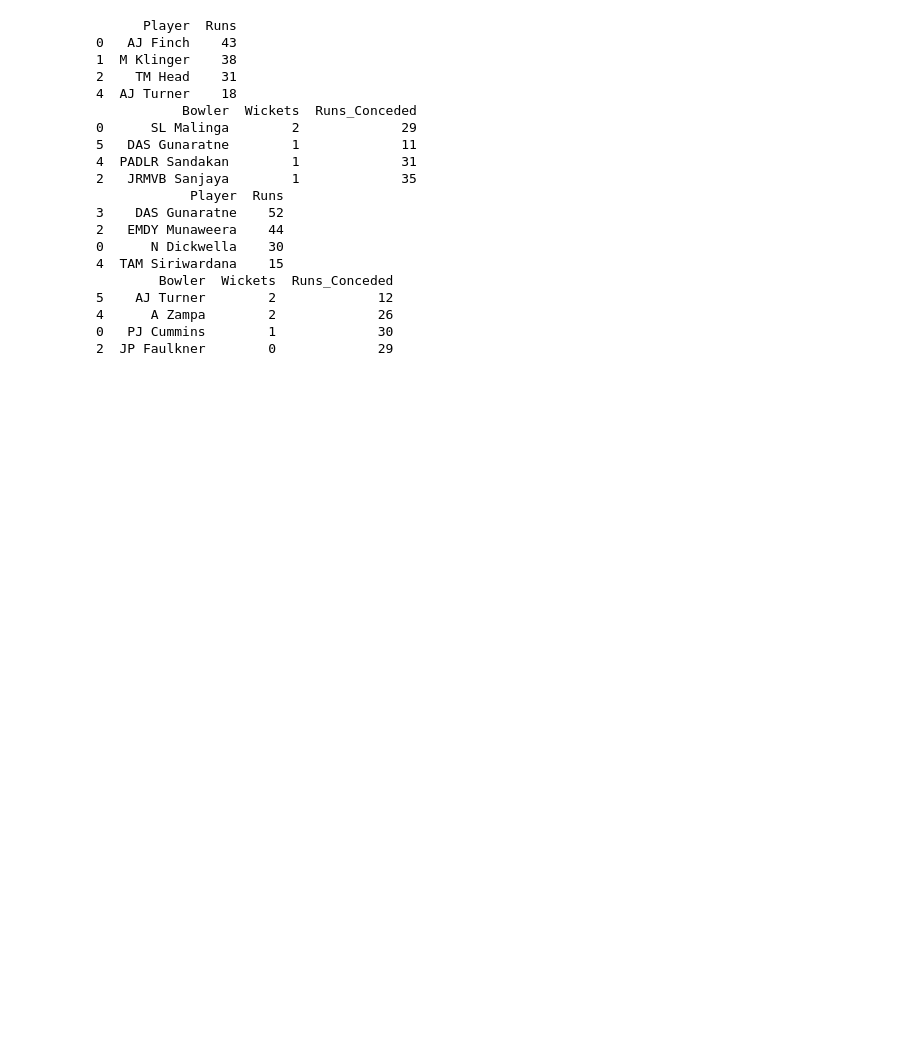
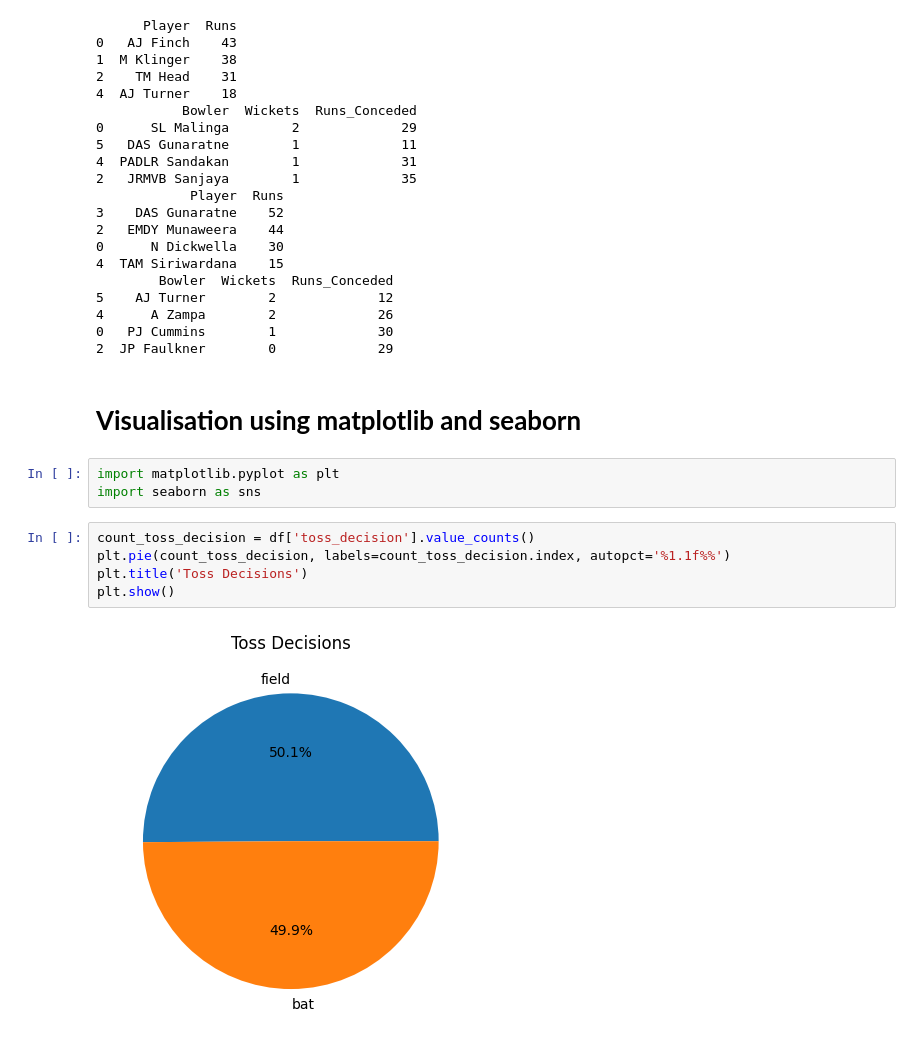
Before and after one commit to vedanshu-1234/Data_Science_Assignment, a Jupyter notebook: International_T_20_Data_Analysis.ipynb, the cells around one changed output. Saved outputs shown, nothing was run; the diff lists cells and outputs as text; blank space fills up the shorter version.

```diff
--- a/International_T_20_Data_Analysis.ipynb
+++ b/International_T_20_Data_Analysis.ipynb
@@ -172,3 +172,15 @@ print(score[1][1])
 4      A Zampa        2             26
 0   PJ Cummins        1             30
 2  JP Faulkner        0             29
+# %% [markdown]
+# **Visualisation using matplotlib and seaborn**
+# %%
+import matplotlib.pyplot as plt
+import seaborn as sns
+# %%
+count_toss_decision = df['toss_decision'].value_counts()
+plt.pie(count_toss_decision, labels=count_toss_decision.index, autopct='%1.1f%%')
+plt.title('Toss Decisions')
+plt.show()
+# %% [output]
+[figure, added]
```
Also changed, not shown: parts of 2 cells of this notebook.
